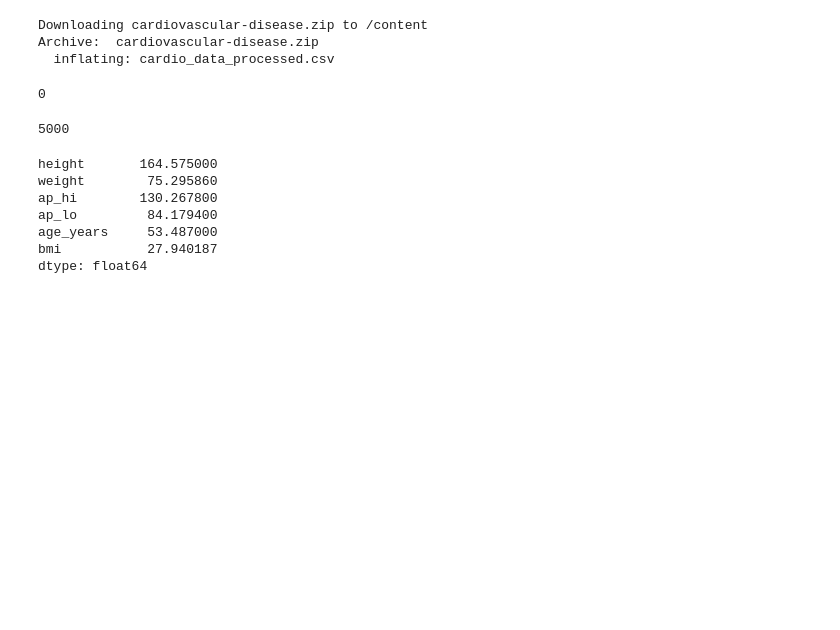
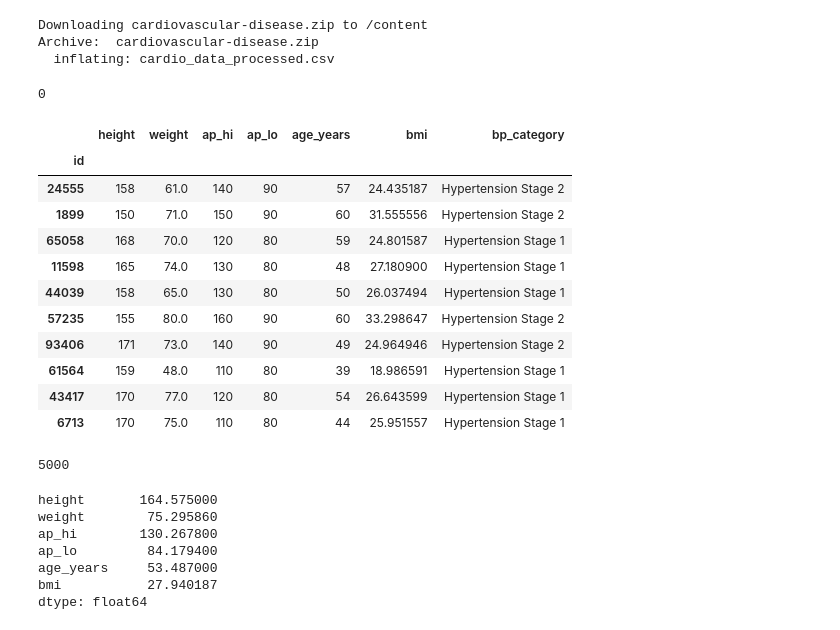
Before and after one commit to farhanarrafi/empirical-analysis-cardiovascular-data, a Jupyter notebook: Emperical_Analysis_Project.ipynb, the cells around one changed output. Drawn from its saved outputs; the diff is of its cells as text; code cells hidden in the pictures; blank space fills up the shorter version.

```diff
--- a/Emperical_Analysis_Project.ipynb
+++ b/Emperical_Analysis_Project.ipynb
@@ -69,6 +69,21 @@ cardioVascular_dataset_filtered = cardioVascular_dataset_filtered.sample(5000, r
 cardioVascular_dataset_filtered.isna().sum().sum()
 # %% [output]
 0
+# %%
+cardioVascular_dataset_filtered.head(10)
+# %% [output]
+|  | height | weight | ap_hi | ap_lo | age_years | bmi | bp_category |
+| id |  |  |  |  |  |  |  |
+| 24555 | 158 | 61.0 | 140 | 90 | 57 | 24.435187 | Hypertension Stage 2 |
+| 1899 | 150 | 71.0 | 150 | 90 | 60 | 31.555556 | Hypertension Stage 2 |
+| 65058 | 168 | 70.0 | 120 | 80 | 59 | 24.801587 | Hypertension Stage 1 |
+| 11598 | 165 | 74.0 | 130 | 80 | 48 | 27.180900 | Hypertension Stage 1 |
+| 44039 | 158 | 65.0 | 130 | 80 | 50 | 26.037494 | Hypertension Stage 1 |
+| 57235 | 155 | 80.0 | 160 | 90 | 60 | 33.298647 | Hypertension Stage 2 |
+| 93406 | 171 | 73.0 | 140 | 90 | 49 | 24.964946 | Hypertension Stage 2 |
+| 61564 | 159 | 48.0 | 110 | 80 | 39 | 18.986591 | Hypertension Stage 1 |
+| 43417 | 170 | 77.0 | 120 | 80 | 54 | 26.643599 | Hypertension Stage 1 |
+| 6713 | 170 | 75.0 | 110 | 80 | 44 | 25.951557 | Hypertension Stage 1 |
 # %%
 len(cardioVascular_dataset_filtered)
 # %% [output]
```
Also changed, not shown: parts of 15 cells of this notebook.
